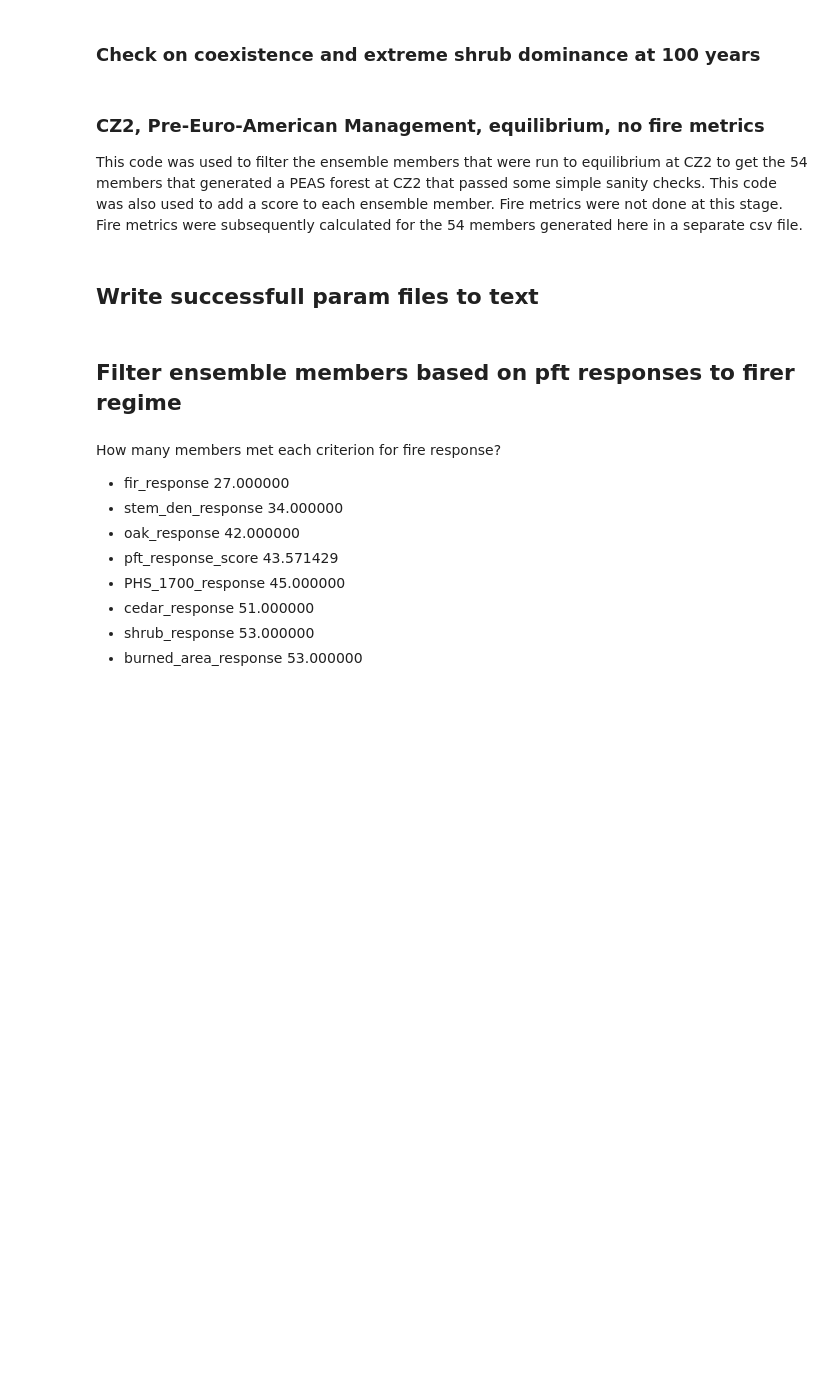
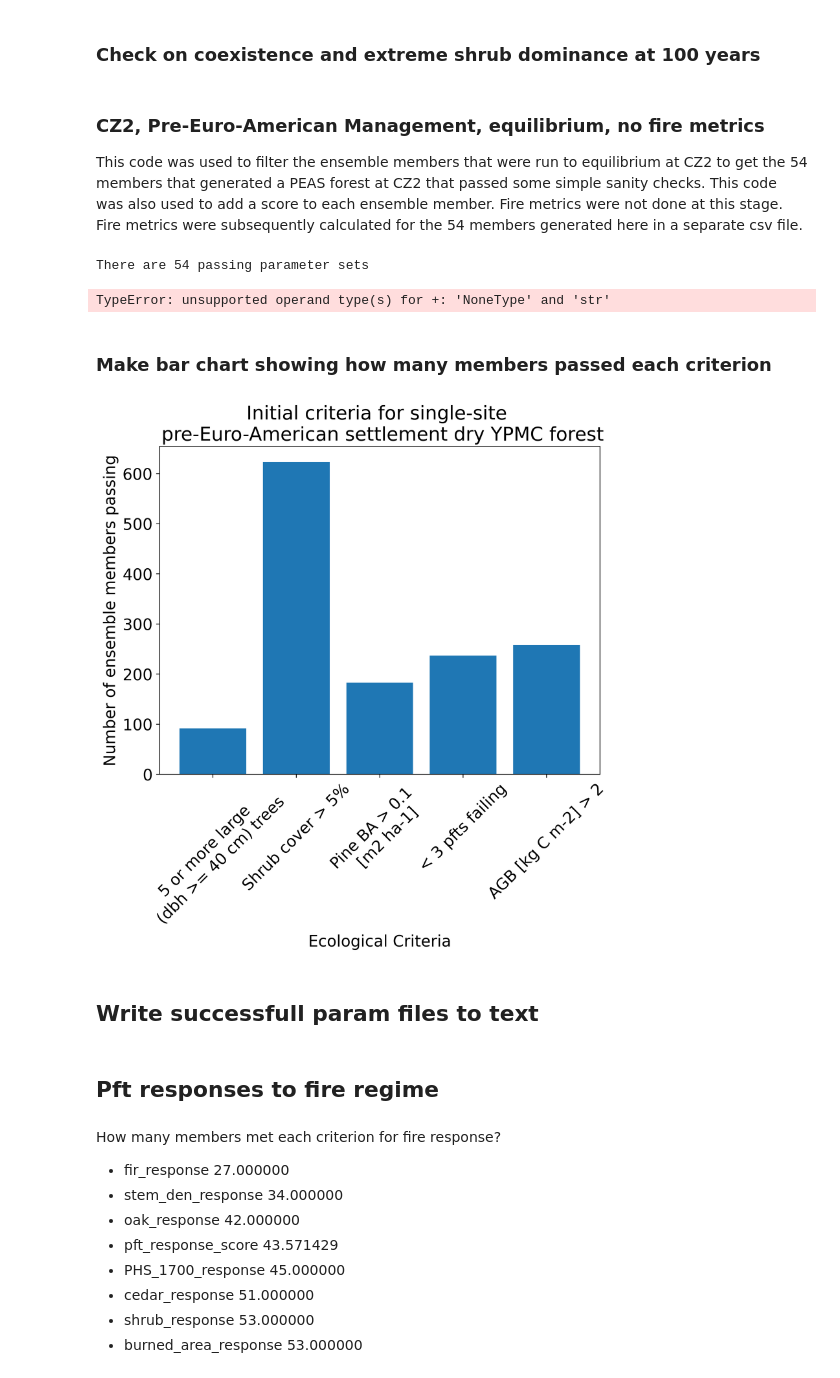
Before and after one commit to adamhb/california-fates, a Jupyter notebook: benchmarks/evaluate_ensemble_members_101523.ipynb, the cells around one changed output. Cells and saved outputs as stored; diff of their text form; code cells hidden in the pictures; blank space fills up the shorter version.

```diff
--- a/benchmarks/evaluate_ensemble_members_101523.ipynb
+++ b/benchmarks/evaluate_ensemble_members_101523.ipynb
@@ -23,11 +23,11 @@ pd.set_option('display.max_colwidth', None)
 write_csv_of_passing_members = False
 setup_new_simulation = False
 check_CZ2_100_yrs = False
-check_CZ2_PEAS = False
+check_CZ2_PEAS = True
 new_case_is_fire_suppression = False
 new_run_is_hybrid = False
-check_transient_vs_precolonial = True
-check_CZ2_vs_STAN = True
+check_transient_vs_precolonial = False
+check_CZ2_vs_STAN = False
 
 new_subdirs_prefix = None
 harmonized_reference_case_name=None
@@ -37,7 +37,7 @@ if write_csv_of_passing_members == True:
     output_file_path = '/glade/scratch/adamhb/processed_output/CZ2_equilibrium_passing/CZ2-PEAS_passing_with_fire_110923.csv'
 
 # Path to ensemble data to be evaluated
-path_to_ensemble_data = '/glade/scratch/adamhb/processed_output/CZ2_equilibrium_passing/CZ2-PEAS_passing_110923.csv'
+path_to_ensemble_data = '/glade/scratch/adamhb/processed_output/CZ2_equilibrium_110323_and_110523/CZ2_equilibrium_110323_and_110523_11091003.csv'
 
 # Path to where ensemble parameter files are stored
 path_to_ensemble_param_files_root = '/glade/u/home/adamhb/ahb_params/fates_api_25/ensembles/'
@@ -193,8 +193,8 @@ def root_mean_square(numbers):
 # %% [markdown]
 ## Load ensemble data
 # %%
-# df = pd.read_csv(path_to_ensemble_data)
-# df = df.drop(df.columns[0], axis=1)
+df = pd.read_csv(path_to_ensemble_data)
+df = df.drop(df.columns[0], axis=1)
 # %% [markdown]
 ## Ecological expectations and preliminary filters
 # %% [markdown]
@@ -340,7 +340,7 @@ if check_CZ2_PEAS == True:
 
     # Write csv of passing members
     if write_csv_of_passing_members == True:
-        df.to_csv(output_file_path)
+        #df.to_csv(output_file_path)
         print("Wrote structure metrics for param sets that pass CZ2-PEAS:",output_file_path)
 
     if setup_new_simulation == True:
@@ -350,6 +350,28 @@ if check_CZ2_PEAS == True:
                                 new_subdirs_prefix = new_subdirs_prefix, # Without underscore
                                 path_to_ensemble_param_files_root = path_to_ensemble_param_files_root,
                                 new_param_file_base_name = 'ca_5pfts_100523') # Without underscore
+# %% [output]
+There are 54 passing parameter sets
+TypeError: unsupported operand type(s) for +: 'NoneType' and 'str'
+# %% [markdown]
+### Make bar chart showing how many members passed each criterion
+# %%
+bar_chart_titles = ['5 or more large \n (dbh >= 40 cm) trees','Shrub cover > 5%','Pine BA > 0.1 \n [m2 ha-1]','< 3 pfts failing','AGB [kg C m-2] > 2']
+n_per_category = [np.sum(np.array(arr)) for arr in [enough_large_trees, enough_shrubs, enough_pine, coexistence_filter, enough_agb]]
+
+fig, ax = plt.subplots(figsize=(8, 6), dpi=400)
+
+plt.rc('font', size=16)
+ax.bar(bar_chart_titles, n_per_category)
+
+# Add labels and a title
+plt.xlabel('Ecological Criteria')  # X-axis label
+plt.ylabel('Number of ensemble members passing')      # Y-axis label
+plt.title('Initial criteria for single-site \n pre-Euro-American settlement dry YPMC forest')
+plt.xticks(rotation=45)
+plt.savefig("/glade/u/home/adamhb/california-fates/figures/CZ-PEAS-initial-criteria.pdf", format="pdf", bbox_inches="tight")
+# %% [output]
+[figure, added]
 # %% [markdown]
 ## Write successfull param files to text
 # %%
@@ -361,7 +383,7 @@ if check_CZ2_PEAS == True:
 #         # Write the element to the file followed by a newline character
 #         file.write(item + "\n")
 # %% [markdown]
-## Filter ensemble members based on pft responses to firer regime
+## Pft responses to fire regime
 # %%
 if check_transient_vs_precolonial == True:
 
```
Also changed, not shown: parts of 2 cells of this notebook, 5 other files.
